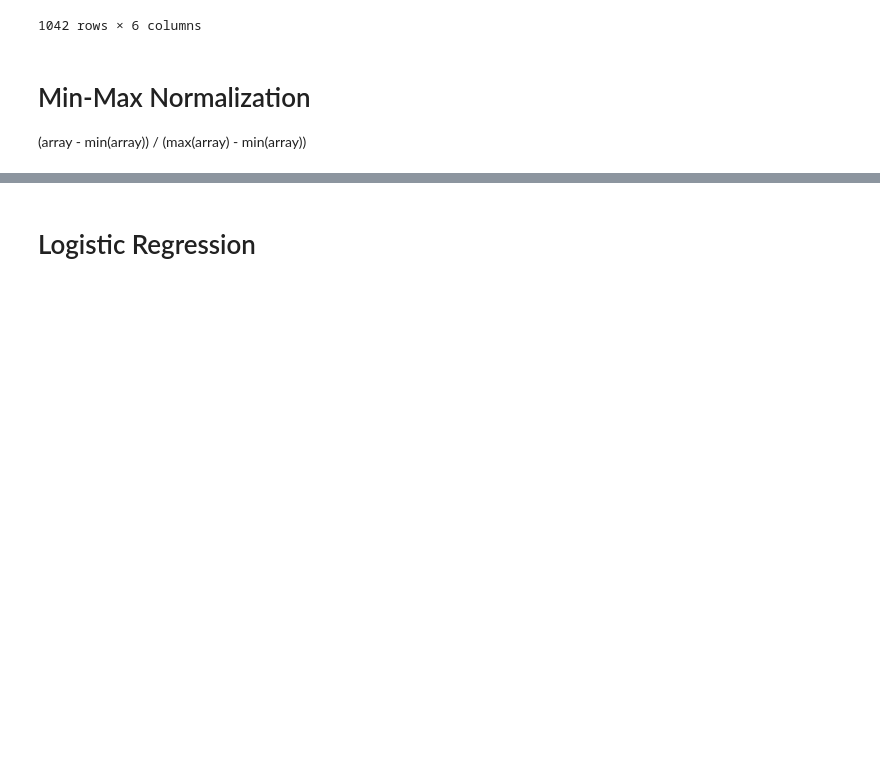
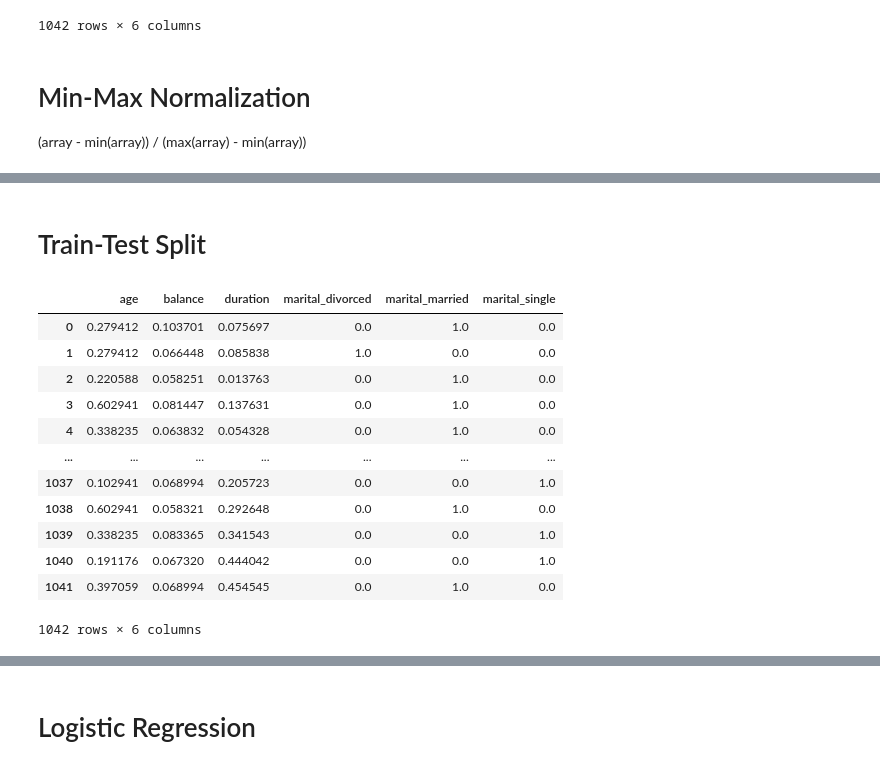
Before and after one commit to Midun32/FDSFE_AAdesola, a Jupyter notebook: CodesInClass/Copy_of_FDSfE_logistic_regression_10Oct23.ipynb, the cells around one changed output, grey strips where cells are left out. Saved outputs shown, nothing was run; the diff lists cells and outputs as text; code cells hidden in the pictures; blank space fills up the shorter version.

```diff
--- a/CodesInClass/Copy_of_FDSfE_logistic_regression_10Oct23.ipynb
+++ b/CodesInClass/Copy_of_FDSfE_logistic_regression_10Oct23.ipynb
@@ -247,0 +252,2 @@ features.hist(figsize=(10,10));
+# %% [markdown]
+# Train-Test Split
@@ -247,0 +256,16 @@ features.hist(figsize=(10,10));
+# %%
+features
+# %% [output]
+|  | age | balance | duration | marital_divorced | marital_married | marital_single |
+| 0 | 0.279412 | 0.103701 | 0.075697 | 0.0 | 1.0 | 0.0 |
+| 1 | 0.279412 | 0.066448 | 0.085838 | 1.0 | 0.0 | 0.0 |
+| 2 | 0.220588 | 0.058251 | 0.013763 | 0.0 | 1.0 | 0.0 |
+| 3 | 0.602941 | 0.081447 | 0.137631 | 0.0 | 1.0 | 0.0 |
+| 4 | 0.338235 | 0.063832 | 0.054328 | 0.0 | 1.0 | 0.0 |
+| ... | ... | ... | ... | ... | ... | ... |
+| 1037 | 0.102941 | 0.068994 | 0.205723 | 0.0 | 0.0 | 1.0 |
+| 1038 | 0.602941 | 0.058321 | 0.292648 | 0.0 | 1.0 | 0.0 |
+| 1039 | 0.338235 | 0.083365 | 0.341543 | 0.0 | 0.0 | 1.0 |
+| 1040 | 0.191176 | 0.067320 | 0.444042 | 0.0 | 0.0 | 1.0 |
+| 1041 | 0.397059 | 0.068994 | 0.454545 | 0.0 | 1.0 | 0.0 |
+1042 rows × 6 columns
```
Also changed, not shown: parts of 26 cells of this notebook.
